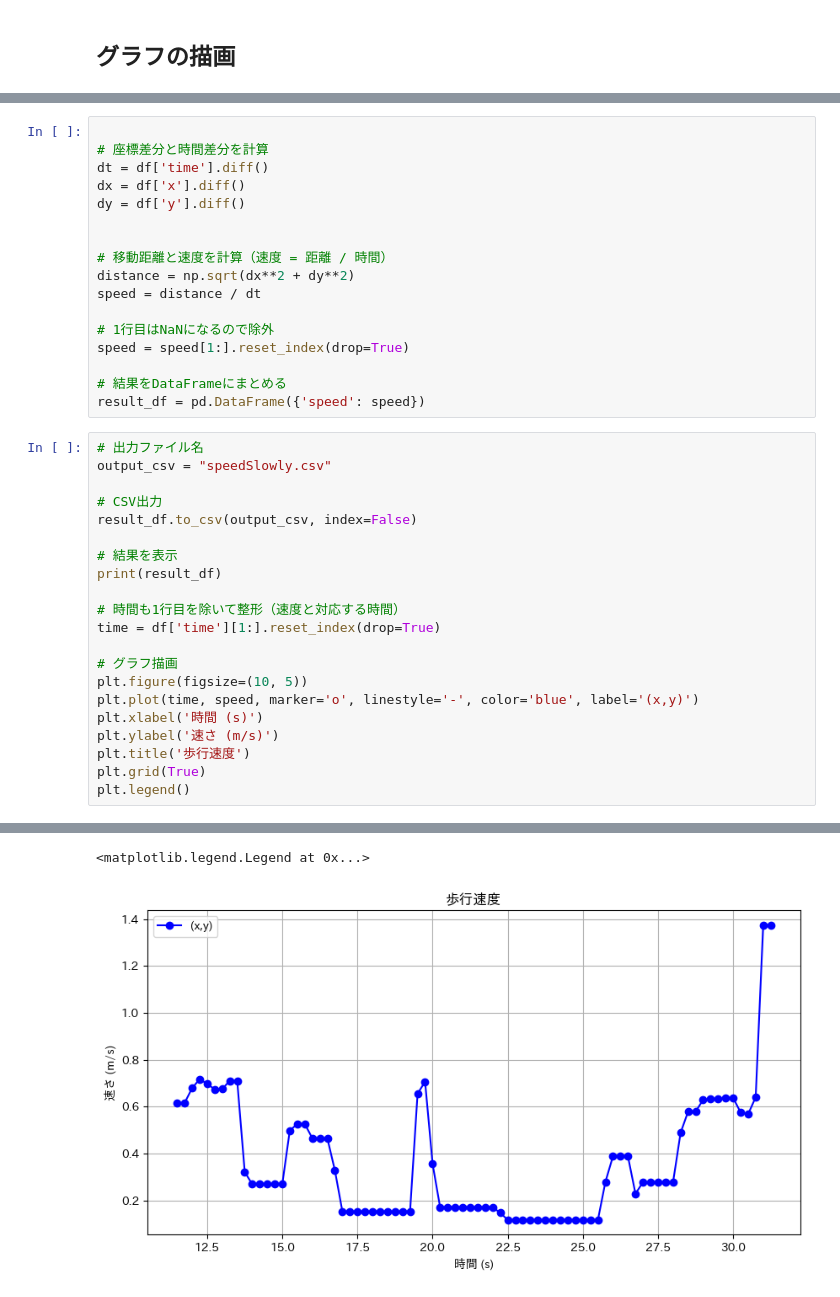
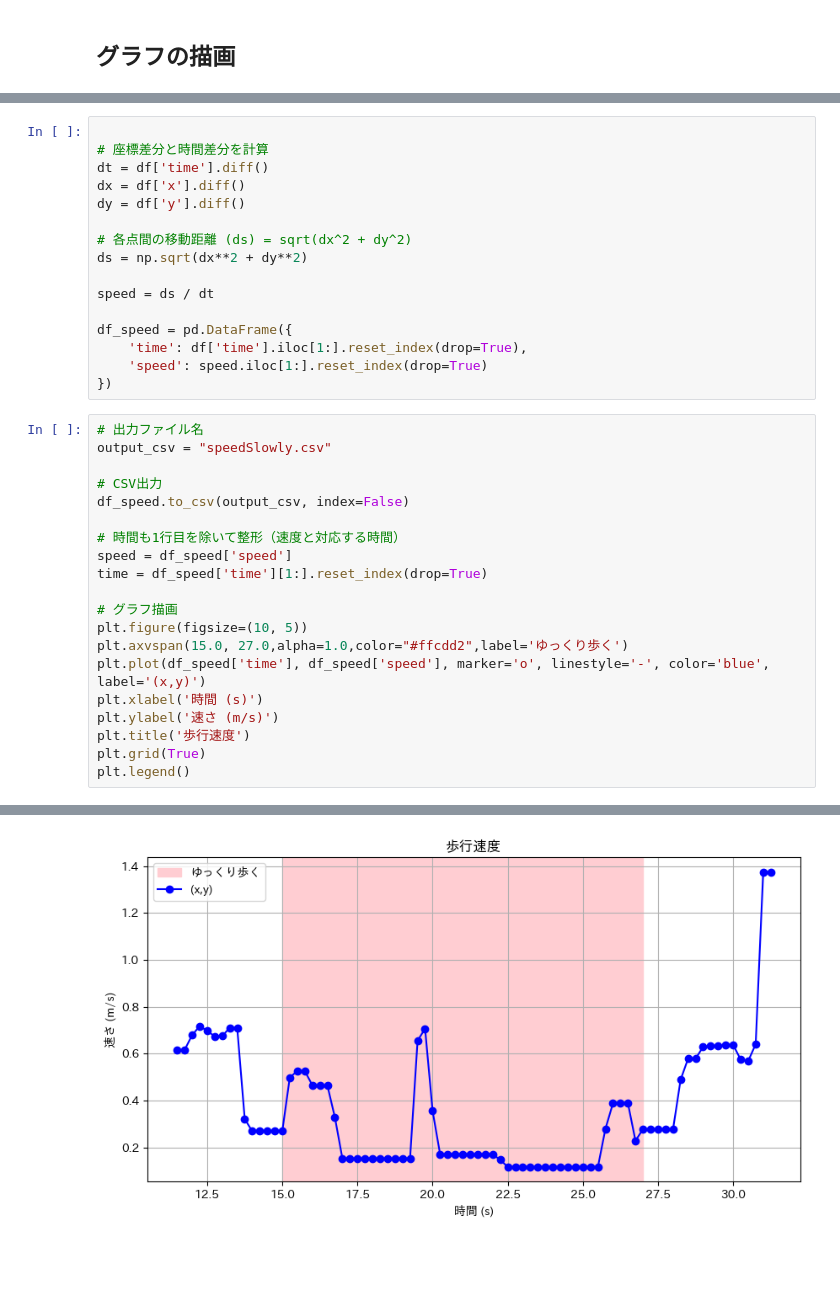
Before and after one commit to kajiLabTeam/pedestrian-behavior-comparison-system, a Jupyter notebook: src/speed/slowly/speedSlowly.ipynb, the cells around one changed output, grey strips where cells are left out. Cells and saved outputs as stored; diff of their text form; blank space fills up the shorter version.

```diff
--- a/src/speed/slowly/speedSlowly.ipynb
+++ b/src/speed/slowly/speedSlowly.ipynb
@@ -69,32 +70,30 @@ dt = df['time'].diff()
 dx = df['x'].diff()
 dy = df['y'].diff()
 
+# 各点間の移動距離 (ds) = sqrt(dx^2 + dy^2)
+ds = np.sqrt(dx**2 + dy**2)
 
-# 移動距離と速度を計算（速度 = 距離 / 時間）
-distance = np.sqrt(dx**2 + dy**2)
-speed = distance / dt
+speed = ds / dt
 
-# 1行目はNaNになるので除外
-speed = speed[1:].reset_index(drop=True)
-
-# 結果をDataFrameにまとめる
-result_df = pd.DataFrame({'speed': speed})
+df_speed = pd.DataFrame({
+    'time': df['time'].iloc[1:].reset_index(drop=True),
+    'speed': speed.iloc[1:].reset_index(drop=True)
+})
 # %%
 # 出力ファイル名
 output_csv = "speedSlowly.csv"
 
 # CSV出力
-result_df.to_csv(output_csv, index=False)
-
-# 結果を表示
-print(result_df)
+df_speed.to_csv(output_csv, index=False)
 
 # 時間も1行目を除いて整形（速度と対応する時間）
-time = df['time'][1:].reset_index(drop=True)
+speed = df_speed['speed']
+time = df_speed['time'][1:].reset_index(drop=True)
 
 # グラフ描画
 plt.figure(figsize=(10, 5))
-plt.plot(time, speed, marker='o', linestyle='-', color='blue', label='(x,y)')
+plt.axvspan(15.0, 27.0,alpha=1.0,color="#ffcdd2",label='ゆっくり歩く')
+plt.plot(df_speed['time'], df_speed['speed'], marker='o', linestyle='-', color='blue', label='(x,y)')
 plt.xlabel('時間 (s)')
 plt.ylabel('速さ (m/s)')
 plt.title('歩行速度')
@@ -118,2 +104 @@ plt.legend()
-<matplotlib.legend.Legend at 0x...>
-[figure, old version]
+[figure, new version]
```
Also changed, not shown: parts of 8 cells of this notebook, 1 other file.
